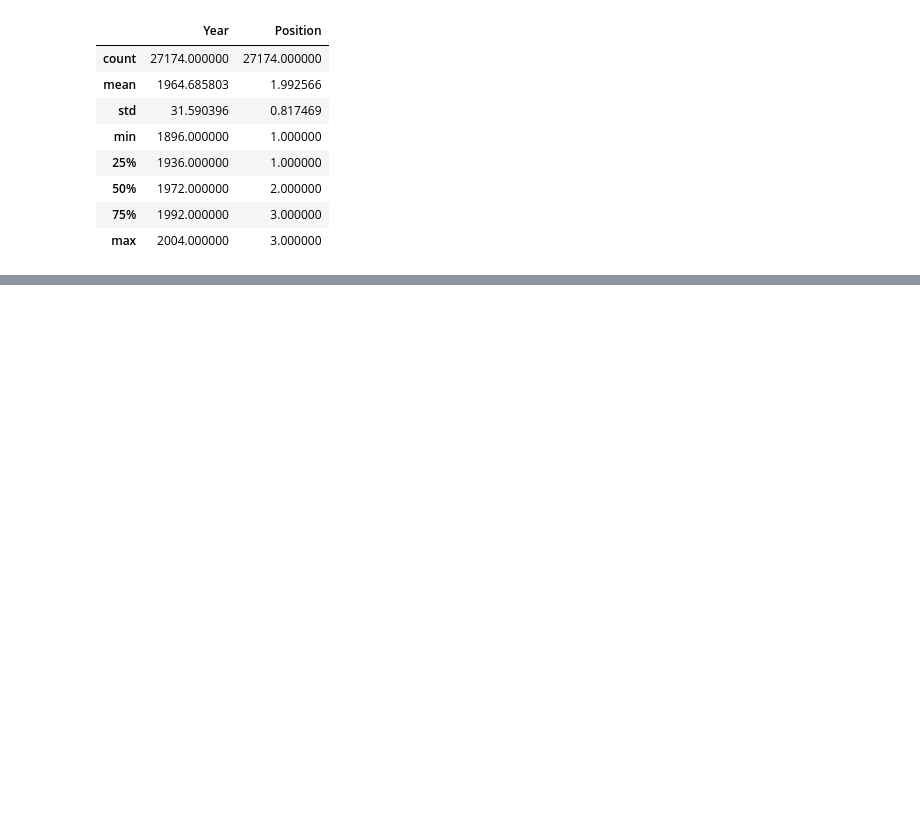
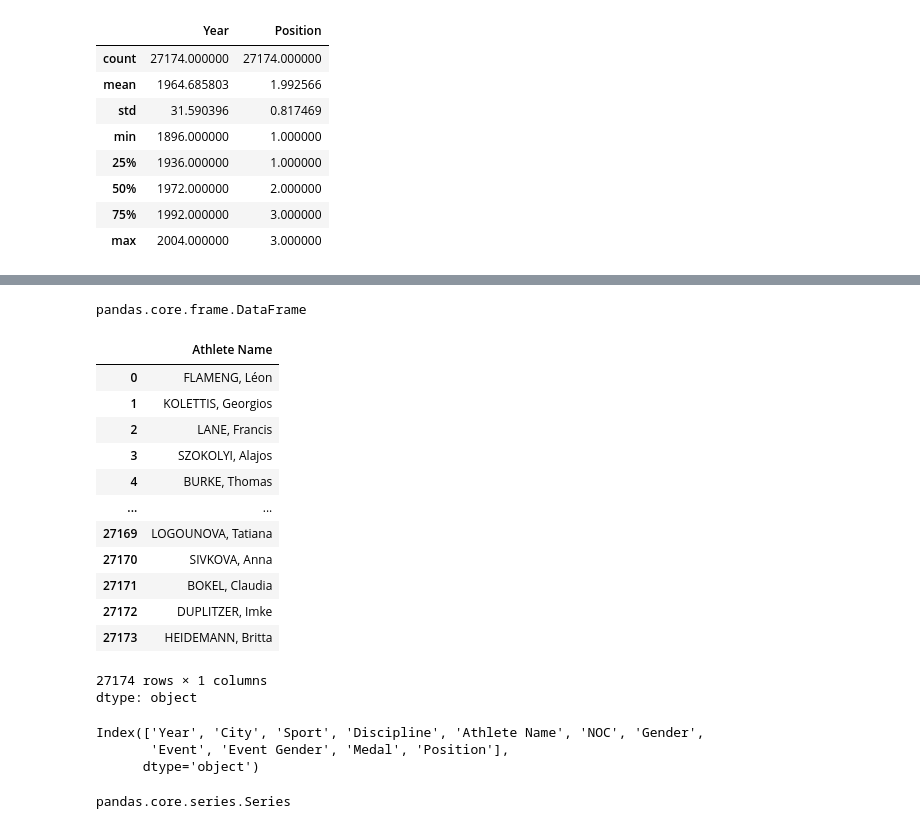
Before and after one commit to valdal14/olympy, a Jupyter notebook: main.ipynb, the cells around one changed output, grey strips where cells are left out. Cells and saved outputs as stored; diff of their text form; code cells hidden in the pictures; blank space fills up the shorter version.

```diff
--- a/main.ipynb
+++ b/main.ipynb
@@ -125,0 +129,35 @@ olympic_data.describe()
+# %%
+type(olympic_data)
+# %% [output]
+pandas.core.frame.DataFrame
+# %%
+# select a single column. Rememeber it is case sensitive
+athlete_col = olympic_data['Athlete Name']
+athlete_col
+# %% [output]
+|  | Athlete Name |
+| 0 | FLAMENG, Léon |
+| 1 | KOLETTIS, Georgios |
+| 2 | LANE, Francis |
+| 3 | SZOKOLYI, Alajos |
+| 4 | BURKE, Thomas |
+| ... | ... |
+| 27169 | LOGOUNOVA, Tatiana |
+| 27170 | SIVKOVA, Anna |
+| 27171 | BOKEL, Claudia |
+| 27172 | DUPLITZER, Imke |
+| 27173 | HEIDEMANN, Britta |
+27174 rows × 1 columns
+dtype: object
+# %%
+# using the .columns attributed we can see a list of all columns
+olympic_data.columns
+# %% [output]
+Index(['Year', 'City', 'Sport', 'Discipline', 'Athlete Name', 'NOC', 'Gender',
+       'Event', 'Event Gender', 'Medal', 'Position'],
+      dtype='object')
+# %%
+# Select a single column and check its type
+type(athlete_col)
+# %% [output]
+pandas.core.series.Series
```
Also changed, not shown: parts of 5 cells of this notebook.
